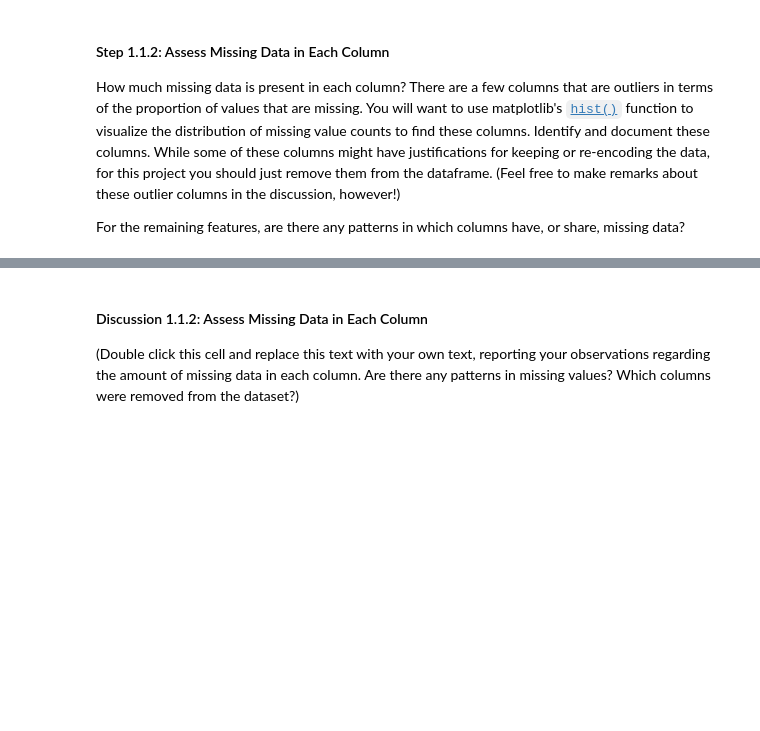
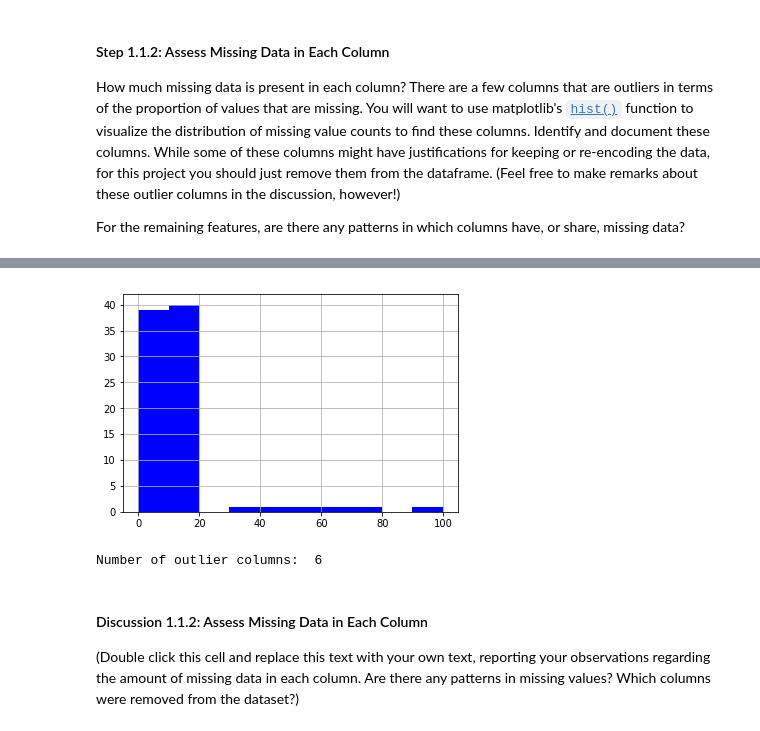
Before and after one commit to AhmedAlsudairi/Identify-Customer-Segments, a Jupyter notebook: Identify_Customer_Segments.ipynb, the cells around one changed output, grey strips where cells are left out. Cells and saved outputs as stored; diff of their text form; code cells hidden in the pictures; blank space fills up the shorter version.

Commit message:
assessing the data and missing values

```diff
--- a/Identify_Customer_Segments.ipynb
+++ b/Identify_Customer_Segments.ipynb
@@ -137,0 +136,11 @@ The fourth column of the feature attributes summary (loaded in above as `feat_in
+# %%
+# Identify missing or unknown data values and convert them to NaNs.
+for column in range(azdias.shape[1]):
+    feat_info.loc[column,'missing_or_unknown'] = feat_info.loc[column,'missing_or_unknown'].strip('[]').split(',')
+
+    for item in range(len(feat_info.loc[column,'missing_or_unknown'])):
+        try:
+            feat_info.loc[column,'missing_or_unknown'][item] = int(feat_info.loc[column,'missing_or_unknown'][item])
+        except:
+            continue
+    azdias.loc[:,(feat_info.loc[column, 'attribute'])].replace(feat_info.loc[column,'missing_or_unknown'], np.nan, inplace=True)
@@ -144,3 +157,5 @@ For the remaining features, are there any patterns in which columns have, or sha
 # %%
 # Perform an assessment of how much missing data there is in each column of the
 # dataset.
+missing_column = azdias.isnull().sum()
+missing_column
@@ -147,8 +180,19 @@ For the remaining features, are there any patterns in which columns have, or sha
 # %%
 # Investigate patterns in the amount of missing data in each column.
+percent_of_missing_column = (missing_column/azdias.shape[0]) * 100
+
+percent_of_missing_column.hist(facecolor='B');
+# %% [output]
+[figure, added]
 # %%
 # Remove the outlier columns from the dataset. (You'll perform other data
 # engineering tasks such as re-encoding and imputation later.)
+
+outliers = percent_of_missing_column[percent_of_missing_column > 20]
+
+print('Number of outlier columns: ', len(outliers))
+# %% [output]
+Number of outlier columns:  6
 # %% [markdown]
 #### Discussion 1.1.2: Assess Missing Data in Each Column
 
```
Also changed, not shown: parts of 4 cells of this notebook.
